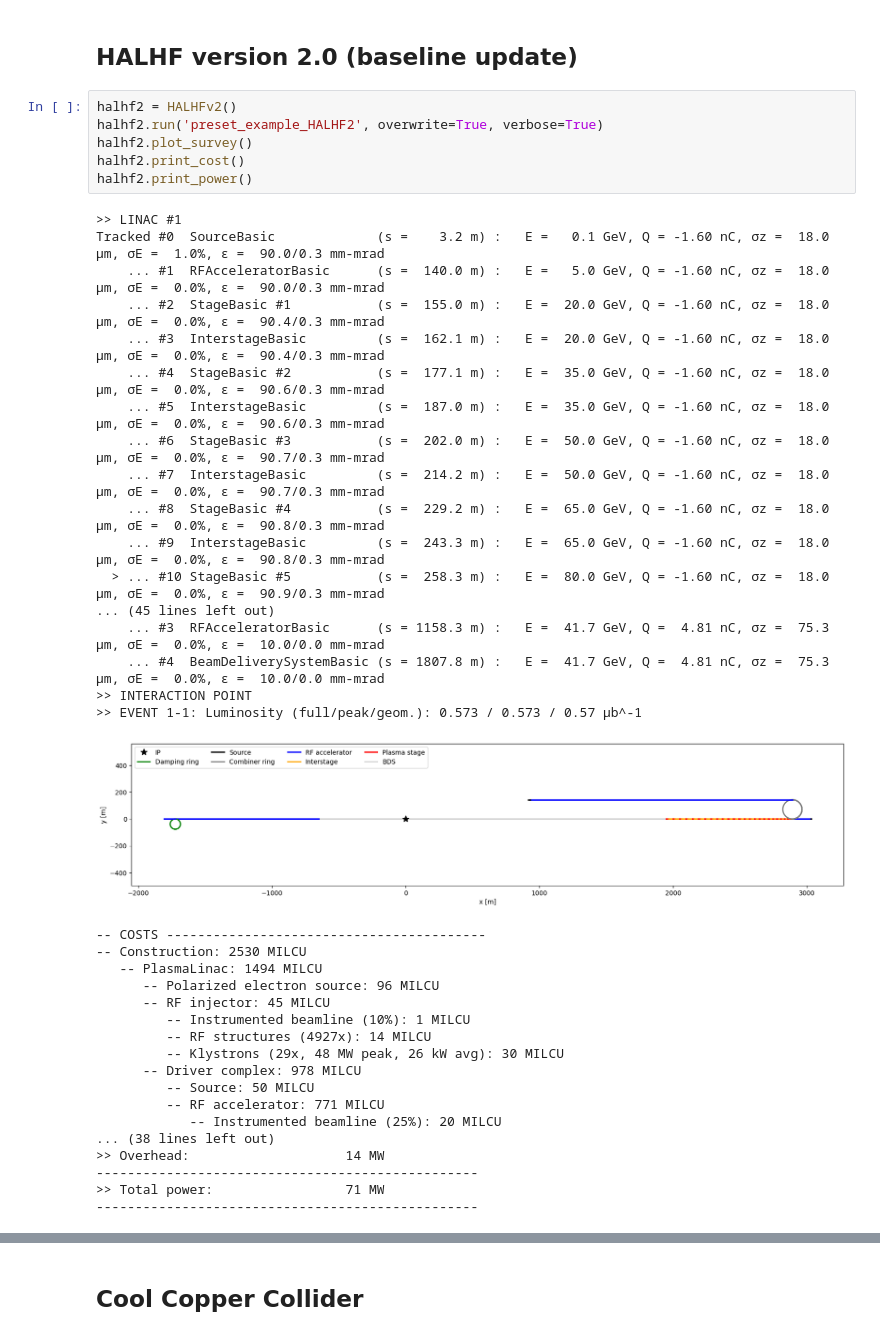
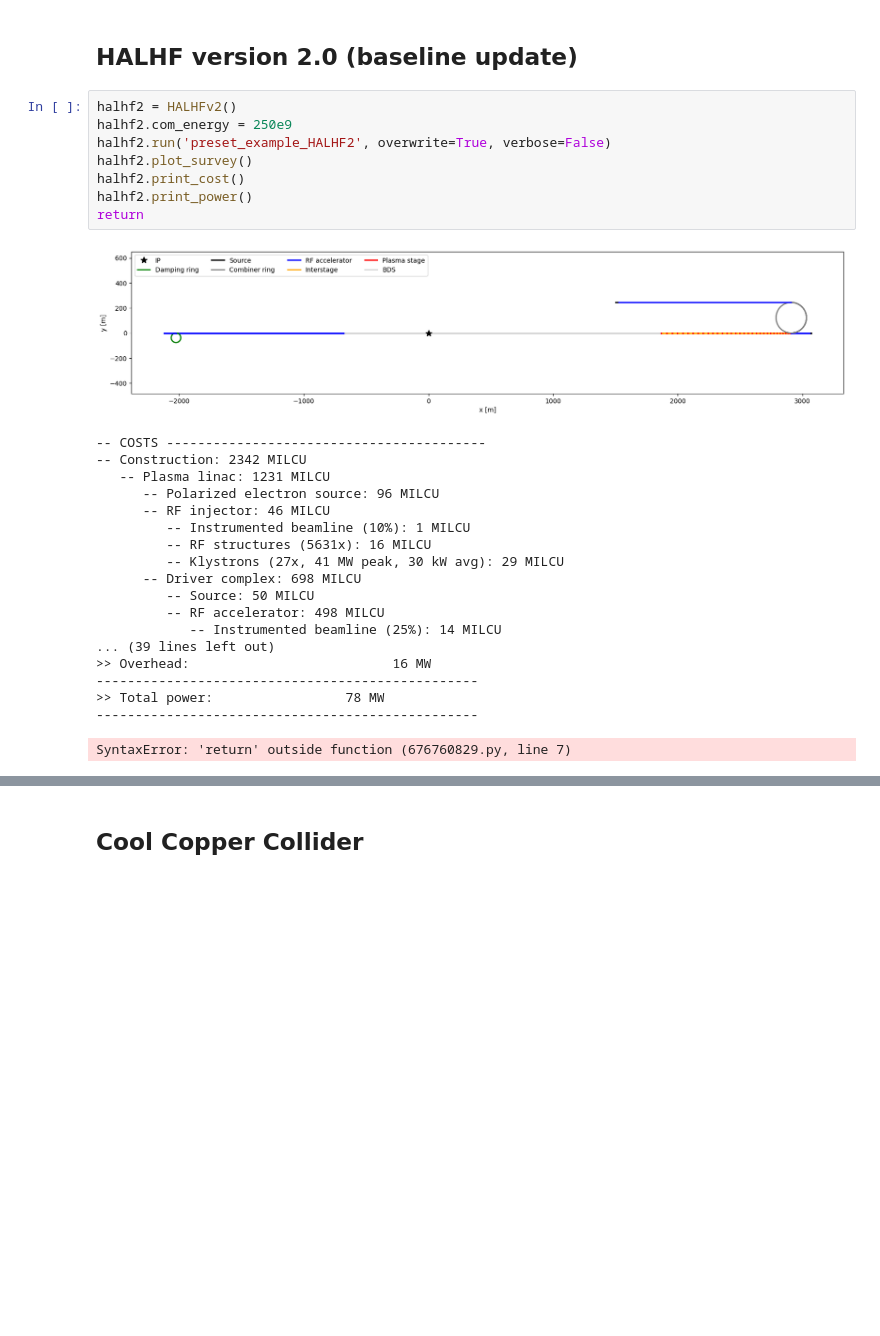
Before and after one commit to abel-framework/ABEL, a Jupyter notebook: examples/preset_example.ipynb, the cells around one changed output, grey strips where cells are left out. Saved outputs shown, nothing was run; the diff lists cells and outputs as text; blank space fills up the shorter version.

Commit message:
Bug fixing and examples testing

```diff
--- a/examples/preset_example.ipynb
+++ b/examples/preset_example.ipynb
@@ -57,46 +57,32 @@ halhf1.print_cost()
 ## HALHF version 2.0 (baseline update)
 # %%
 halhf2 = HALHFv2()
-halhf2.run('preset_example_HALHF2', overwrite=True, verbose=True)
+halhf2.com_energy = 250e9
+halhf2.run('preset_example_HALHF2', overwrite=True, verbose=False)
 halhf2.plot_survey()
 halhf2.print_cost()
 halhf2.print_power()
+return
 # %% [output]
+[figure, new version]
->> LINAC #1
-Tracked #0  SourceBasic             (s =    3.2 m) :   E =   0.1 GeV, Q = -1.60 nC, σz =  18.0 µm, σE =  1.0%, ε =  90.0/0.3 mm-mrad
-    ... #1  RFAcceleratorBasic      (s =  140.0 m) :   E =   5.0 GeV, Q = -1.60 nC, σz =  18.0 µm, σE =  0.0%, ε =  90.0/0.3 mm-mrad
-    ... #2  StageBasic #1           (s =  155.0 m) :   E =  20.0 GeV, Q = -1.60 nC, σz =  18.0 µm, σE =  0.0%, ε =  90.4/0.3 mm-mrad
-    ... #3  InterstageBasic         (s =  162.1 m) :   E =  20.0 GeV, Q = -1.60 nC, σz =  18.0 µm, σE =  0.0%, ε =  90.4/0.3 mm-mrad
-    ... #4  StageBasic #2           (s =  177.1 m) :   E =  35.0 GeV, Q = -1.60 nC, σz =  18.0 µm, σE =  0.0%, ε =  90.6/0.3 mm-mrad
-    ... #5  InterstageBasic         (s =  187.0 m) :   E =  35.0 GeV, Q = -1.60 nC, σz =  18.0 µm, σE =  0.0%, ε =  90.6/0.3 mm-mrad
-    ... #6  StageBasic #3           (s =  202.0 m) :   E =  50.0 GeV, Q = -1.60 nC, σz =  18.0 µm, σE =  0.0%, ε =  90.7/0.3 mm-mrad
-    ... #7  InterstageBasic         (s =  214.2 m) :   E =  50.0 GeV, Q = -1.60 nC, σz =  18.0 µm, σE =  0.0%, ε =  90.7/0.3 mm-mrad
-    ... #8  StageBasic #4           (s =  229.2 m) :   E =  65.0 GeV, Q = -1.60 nC, σz =  18.0 µm, σE =  0.0%, ε =  90.8/0.3 mm-mrad
-    ... #9  InterstageBasic         (s =  243.3 m) :   E =  65.0 GeV, Q = -1.60 nC, σz =  18.0 µm, σE =  0.0%, ε =  90.8/0.3 mm-mrad
-  > ... #10 StageBasic #5           (s =  258.3 m) :   E =  80.0 GeV, Q = -1.60 nC, σz =  18.0 µm, σE =  0.0%, ε =  90.9/0.3 mm-mrad
-... (45 lines left out)
-    ... #3  RFAcceleratorBasic      (s = 1158.3 m) :   E =  41.7 GeV, Q =  4.81 nC, σz =  75.3 µm, σE =  0.0%, ε =  10.0/0.0 mm-mrad
-    ... #4  BeamDeliverySystemBasic (s = 1807.8 m) :   E =  41.7 GeV, Q =  4.81 nC, σz =  75.3 µm, σE =  0.0%, ε =  10.0/0.0 mm-mrad
->> INTERACTION POINT
->> EVENT 1-1: Luminosity (full/peak/geom.): 0.573 / 0.573 / 0.57 μb^-1
+-- COSTS -----------------------------------------
+-- Construction: 2342 MILCU
+   -- Plasma linac: 1231 MILCU
+      -- Polarized electron source: 96 MILCU
+      -- RF injector: 46 MILCU
+         -- Instrumented beamline (10%): 1 MILCU
+         -- RF structures (5631x): 16 MILCU
+         -- Klystrons (27x, 41 MW peak, 30 kW avg): 29 MILCU
+      -- Driver complex: 698 MILCU
+         -- Source: 50 MILCU
+         -- RF accelerator: 498 MILCU
+            -- Instrumented beamline (25%): 14 MILCU
+... (39 lines left out)
+>> Overhead:                          16 MW
+-------------------------------------------------
+>> Total power:                 78 MW
+-------------------------------------------------
-[figure, old version]
--- COSTS -----------------------------------------
--- Construction: 2530 MILCU
-   -- PlasmaLinac: 1494 MILCU
-      -- Polarized electron source: 96 MILCU
-      -- RF injector: 45 MILCU
-         -- Instrumented beamline (10%): 1 MILCU
-         -- RF structures (4927x): 14 MILCU
-         -- Klystrons (29x, 48 MW peak, 26 kW avg): 30 MILCU
-      -- Driver complex: 978 MILCU
-         -- Source: 50 MILCU
-         -- RF accelerator: 771 MILCU
-            -- Instrumented beamline (25%): 20 MILCU
-... (38 lines left out)
->> Overhead:                    14 MW
--------------------------------------------------
->> Total power:                 71 MW
--------------------------------------------------
+SyntaxError: 'return' outside function (676760829.py, line 7)
 # %%
 halhf2.linac1.driver_complex.rf_accelerator.plot_power_profile()
 halhf2.linac1.driver_complex.rf_accelerator.plot_gradient_profile()
```
Also changed, not shown: parts of 13 cells of this notebook, 27 other files.
